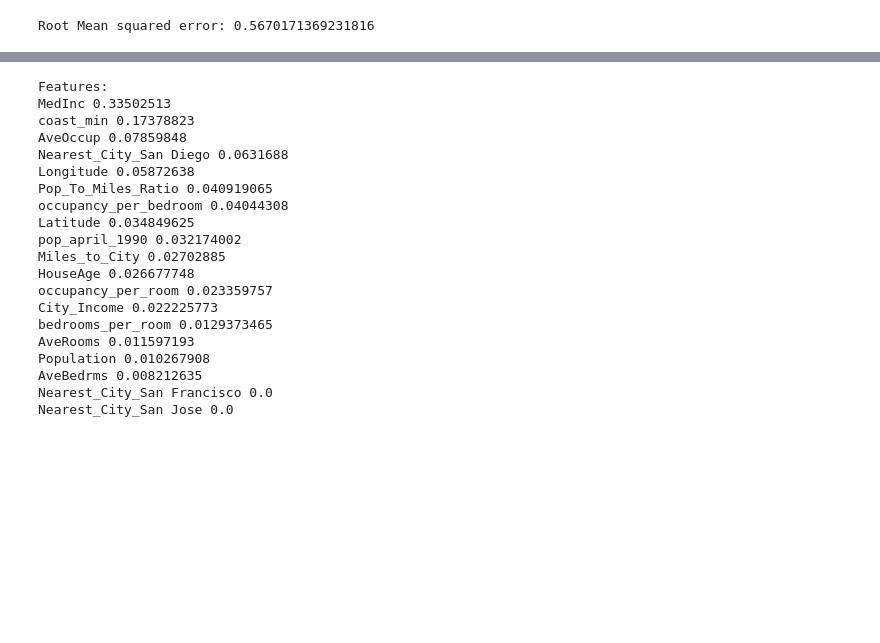
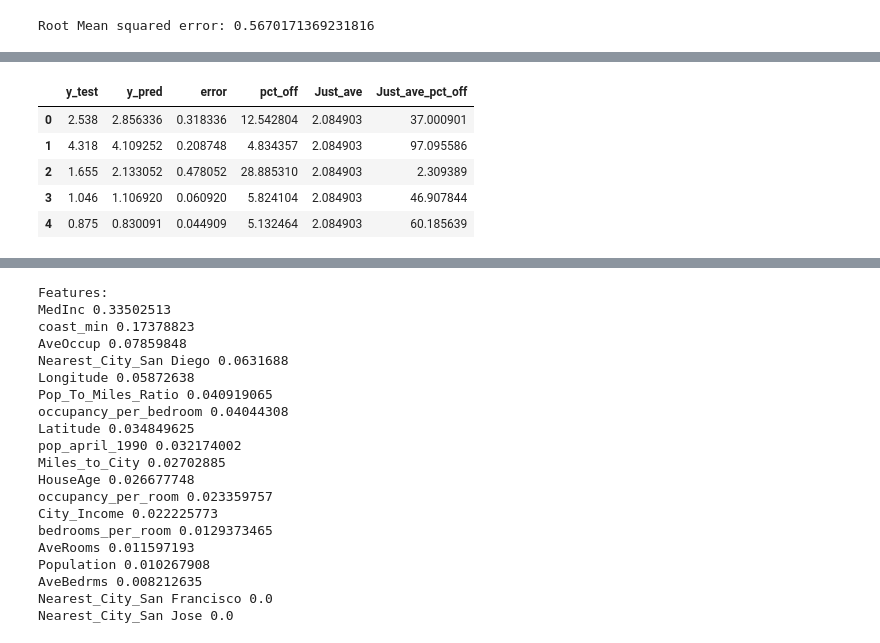
Before and after one commit to bowserd1/California-Housing-Project, a Jupyter notebook: Modeling.ipynb, the cells around one changed output, grey strips where cells are left out. Cells and saved outputs as stored; diff of their text form; code cells hidden in the pictures; blank space fills up the shorter version.

```diff
--- a/Modeling.ipynb
+++ b/Modeling.ipynb
@@ -319,0 +366,9 @@ Root Mean squared error: 0.5670171369231816
+# %%
+check_df.head()
+# %% [output]
+|  | y_test | y_pred | error | pct_off | Just_ave | Just_ave_pct_off |
+| 0 | 2.538 | 2.856336 | 0.318336 | 12.542804 | 2.084903 | 37.000901 |
+| 1 | 4.318 | 4.109252 | 0.208748 | 4.834357 | 2.084903 | 97.095586 |
+| 2 | 1.655 | 2.133052 | 0.478052 | 28.885310 | 2.084903 | 2.309389 |
+| 3 | 1.046 | 1.106920 | 0.060920 | 5.824104 | 2.084903 | 46.907844 |
+| 4 | 0.875 | 0.830091 | 0.044909 | 5.132464 | 2.084903 | 60.185639 |
```
Also changed, not shown: parts of 16 cells of this notebook.
